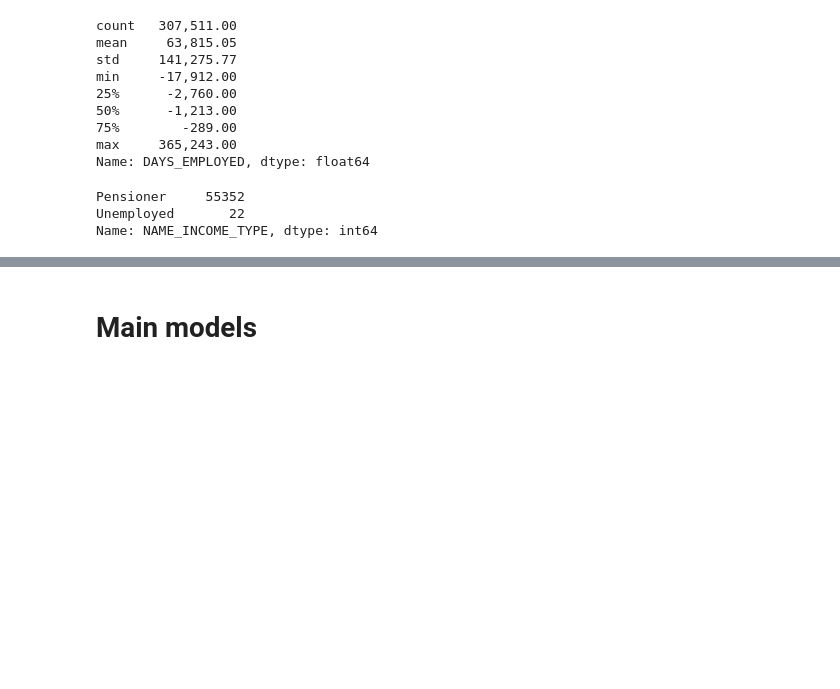
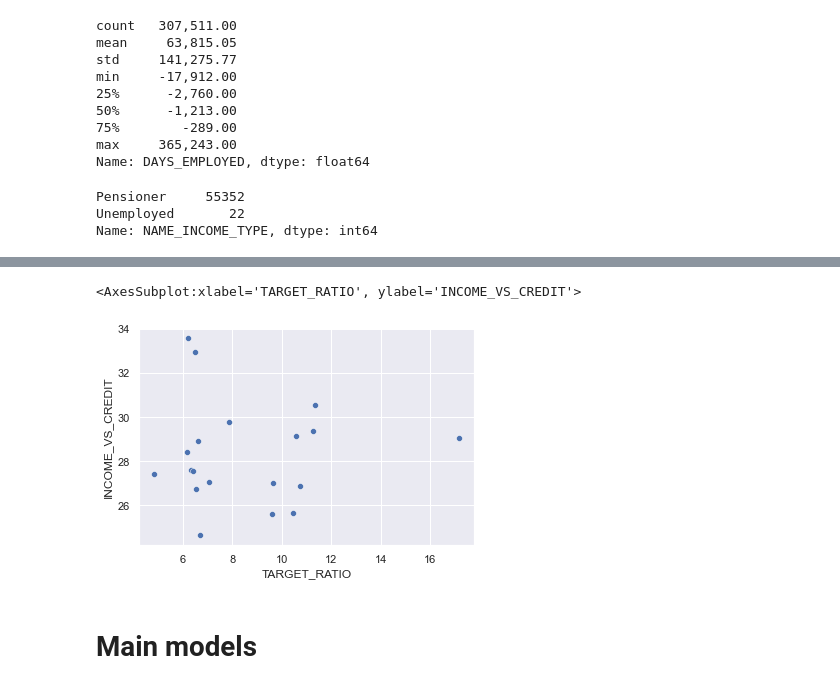
Before and after one commit to Gedas-LT/kaggle-home-credit, a Jupyter notebook: notebook.ipynb, the cells around one changed output, grey strips where cells are left out. Cells and saved outputs as stored; diff of their text form; code cells hidden in the pictures; blank space fills up the shorter version.

Commit message:
OCCUPATION_TYPE

```diff
--- a/notebook.ipynb
+++ b/notebook.ipynb
@@ -548,0 +555,2 @@ application_train["DAYS_EMPLOYED_BINS"] = pd.cut(application_train["DAYS_EMPLOYE
+# %%
+occupation_count = application_train["OCCUPATION_TYPE"].value_counts().reset_index().rename(columns={"index": "OCCUPATION_TYPE", "OCCUPATION_TYPE": "COUNT"})
@@ -548,0 +573,6 @@ application_train["DAYS_EMPLOYED_BINS"] = pd.cut(application_train["DAYS_EMPLOYE
+# %%
+occupation_target = application_train.groupby("OCCUPATION_TYPE").agg({"TARGET": "sum", "AMT_INCOME_TOTAL": "mean", "AMT_CREDIT": "mean"}).reset_index().rename(columns={"TARGET": "TARGET_1"})
+# %%
+occupation = occupation_count.merge(occupation_target, on="OCCUPATION_TYPE")
+occupation["TARGET_RATIO"] = occupation["TARGET_1"] / occupation["COUNT"] * 100
+occupation["INCOME_VS_CREDIT"] = occupation["AMT_INCOME_TOTAL"] / occupation["AMT_CREDIT"] * 100
@@ -549,3 +599,8 @@ application_train["DAYS_EMPLOYED_BINS"] = pd.cut(application_train["DAYS_EMPLOYE
+# %%
+sns.scatterplot(data=occupation, x="TARGET_RATIO", y="INCOME_VS_CREDIT")
+# %% [output]
+<AxesSubplot:xlabel='TARGET_RATIO', ylabel='INCOME_VS_CREDIT'>
+[figure, added]
 # %% [markdown]
 # Main models
 # %%
```
Also changed, not shown: parts of 21 cells of this notebook.
